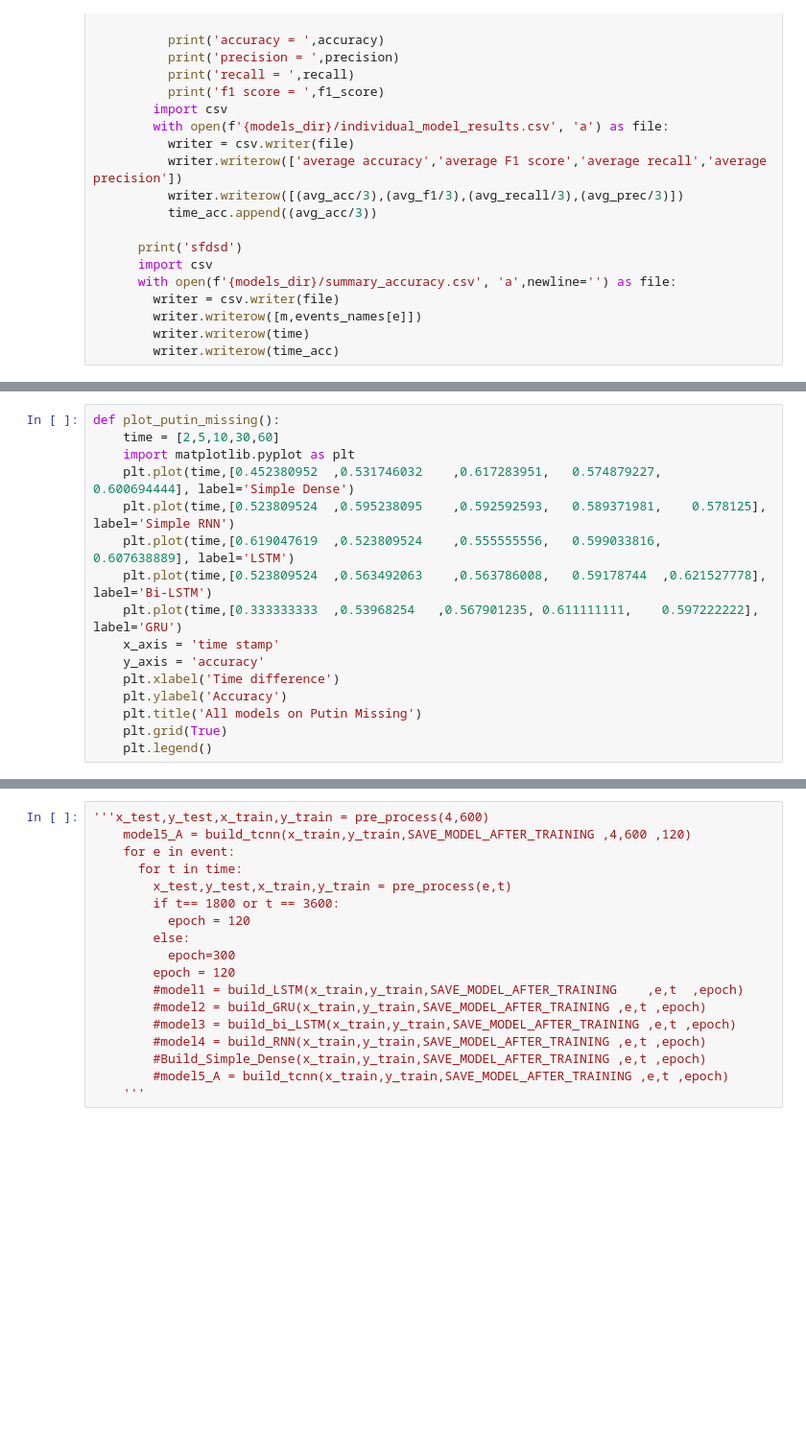
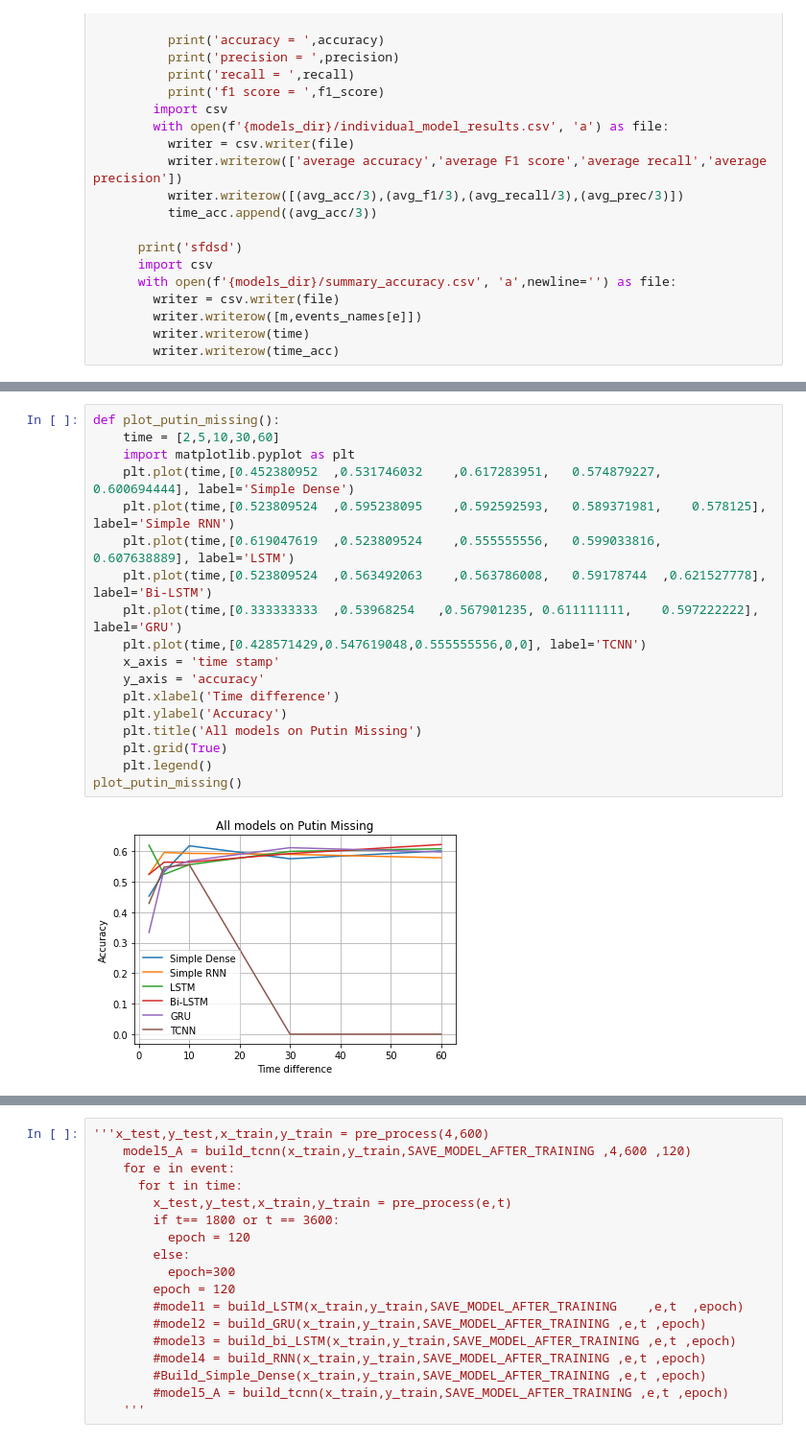
Before and after one commit to alidevhere/twitter-rumors, a Jupyter notebook: twitter.ipynb, the cells around one changed output, grey strips where cells are left out. Shown: that part at 96% size. Saved outputs shown, nothing was run; the diff lists cells and outputs as text; blank space fills up the shorter version.

```diff
--- a/twitter.ipynb
+++ b/twitter.ipynb
@@ -437,19 +454,23 @@ def plot_ottawa_shooting():
 # %%
 def plot_putin_missing():
     time = [2,5,10,30,60]
     import matplotlib.pyplot as plt
     plt.plot(time,[0.452380952	,0.531746032	,0.617283951,	0.574879227,	0.600694444], label='Simple Dense')
     plt.plot(time,[0.523809524	,0.595238095	,0.592592593,	0.589371981,	0.578125], label='Simple RNN')
     plt.plot(time,[0.619047619	,0.523809524	,0.555555556,	0.599033816,	0.607638889], label='LSTM')
     plt.plot(time,[0.523809524	,0.563492063	,0.563786008,	0.59178744	,0.621527778], label='Bi-LSTM')
     plt.plot(time,[0.333333333	,0.53968254	  ,0.567901235,	0.611111111,	0.597222222], label='GRU')
+    plt.plot(time,[0.428571429,0.547619048,0.555555556,0,0], label='TCNN')
     x_axis = 'time stamp'
     y_axis = 'accuracy'
     plt.xlabel('Time difference')
     plt.ylabel('Accuracy')
     plt.title('All models on Putin Missing')
     plt.grid(True)
     plt.legend()
+plot_putin_missing()
+# %% [output]
+[figure, added]
 # %%
 def plot_sydney_seig():
     time = [2,5,10,30,60]
```
Also changed, not shown: parts of 13 cells of this notebook.
